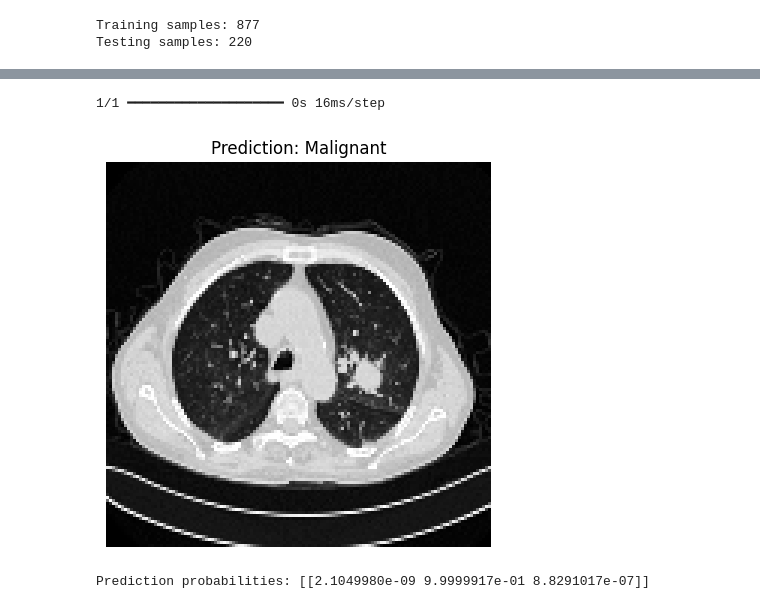
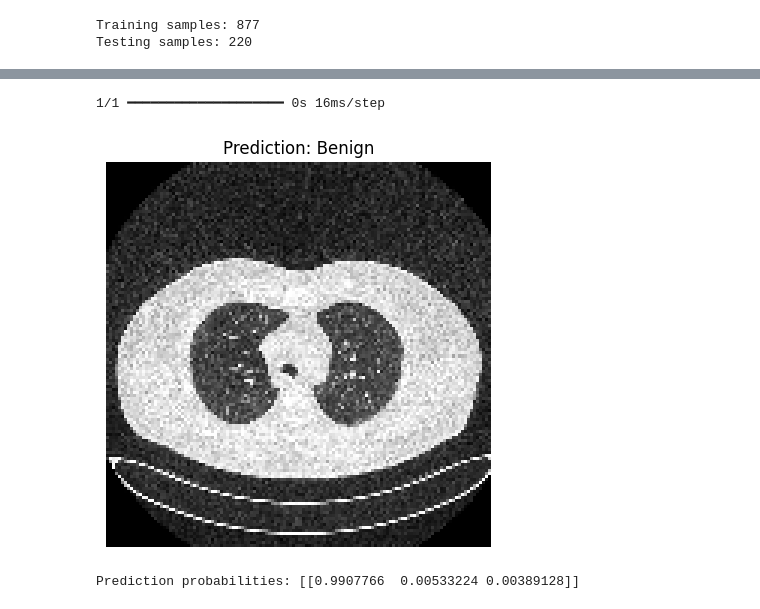
Before and after one commit to bindhusaahithi/Lung-cancer-detection, a Jupyter notebook: Notebook/advanced_lung_cancer_detection.ipynb, the cells around one changed output, grey strips where cells are left out. Drawn from its saved outputs; the diff is of its cells as text; code cells hidden in the pictures.

```diff
--- a/Notebook/advanced_lung_cancer_detection.ipynb
+++ b/Notebook/advanced_lung_cancer_detection.ipynb
@@ -335,25 +335,25 @@ plt.show()
 # %%
 import numpy as np
 import matplotlib.pyplot as plt
 
 classes = ["Benign", "Malignant", "Normal"]
 
 # choose another image
-index = 55
+index = 30
 
 plt.figure(figsize=(5,5))
 plt.imshow(X_test[index].reshape(128,128), cmap="gray")
 
 prediction = model.predict(X_test[index].reshape(1,128,128,1))
 predicted_class = classes[np.argmax(prediction)]
 
 plt.title("Prediction: " + predicted_class)
 plt.axis("off")
-plt.savefig("prediction_normal.png")
+plt.savefig("prediction_benign.png")
 plt.show()
 
 print("Prediction probabilities:", prediction)
 # %% [output]
 1/1 ━━━━━━━━━━━━━━━━━━━━ 0s 16ms/step
-[figure, old version]
+[figure, new version]
-Prediction probabilities: [[2.1049980e-09 9.9999917e-01 8.8291017e-07]]
+Prediction probabilities: [[0.9907766  0.00533224 0.00389128]]
```
Also changed, not shown: parts of 12 cells of this notebook, 4 other files.
